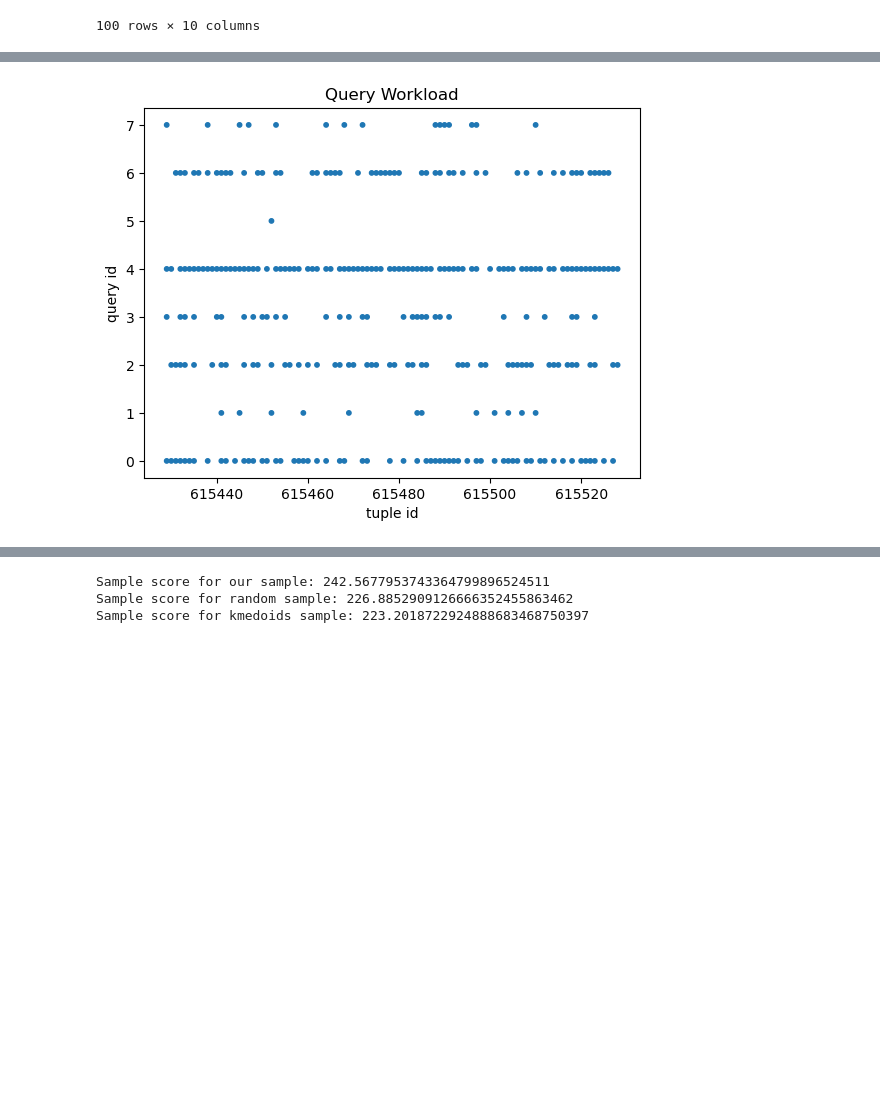
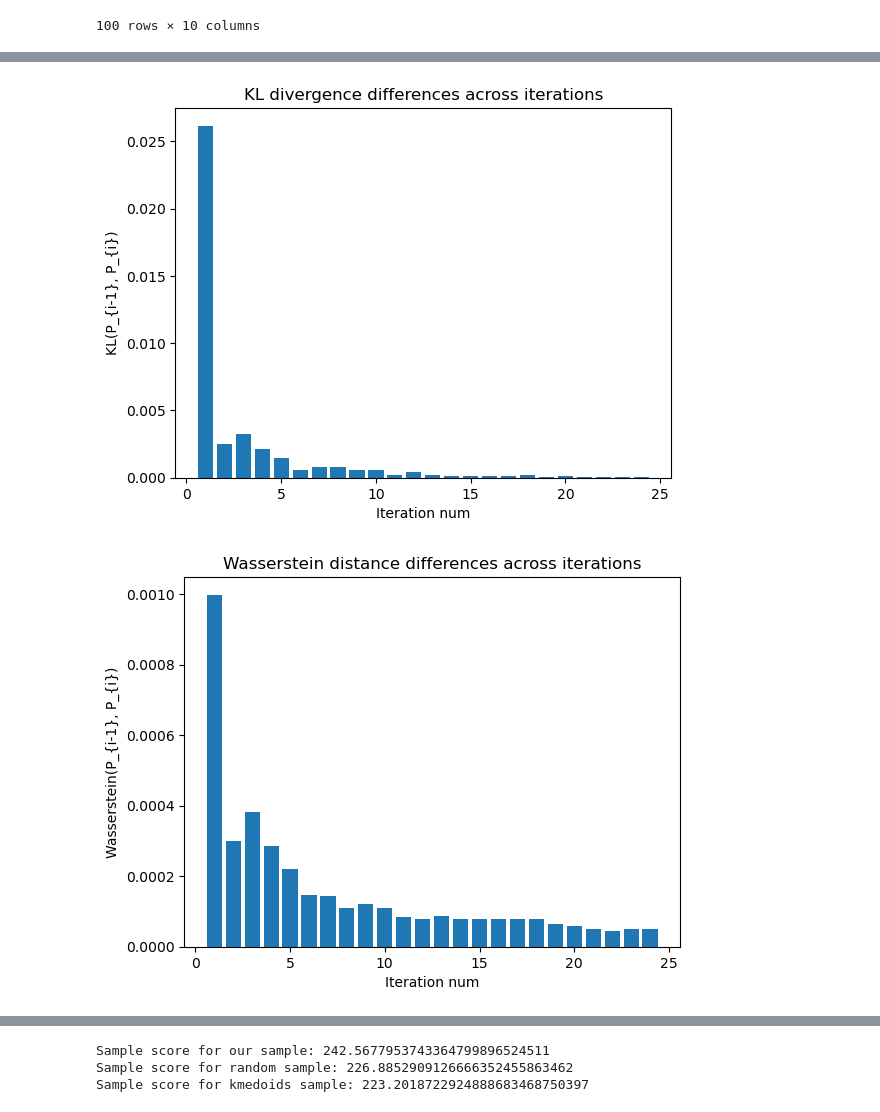
Before and after one commit to GalZeevi/HARLM, a Jupyter notebook: demo_with_graphs.ipynb, the cells around one changed output, grey strips where cells are left out. Cells and saved outputs as stored; diff of their text form; code cells hidden in the pictures; blank space fills up the shorter version.

```diff
--- a/demo_with_graphs.ipynb
+++ b/demo_with_graphs.ipynb
@@ -10,6 +10,7 @@ from data_access import DataAccess
 
 schema = ConfigManager.get_config('workloadConfig.schema')
 table = ConfigManager.get_config('workloadConfig.table')
+indexCol = ConfigManager.get_config('workloadConfig.index_col')
 
 bikes = DataAccess().select_to_df(f"SELECT * FROM {schema}.{table}")
 
@@ -75,23 +75,57 @@ plt.show()
-# %%
-import matplotlib.pyplot as plt
-
-DEFAULT_DOT_SIZE = 10
-
-flat = lambda l: [item for sublist in l for item in sublist]
-y = flat([[i] * len(workload[i]['result']) for i in range(len(workload))])
-x = flat([workload[i]['result'] for i in range(len(workload))])
-sizes = flat([[DEFAULT_DOT_SIZE * workload[i]['frequency']] * len(workload[i]['result']) for i in range(len(workload))])
-
-# TODO add different color to tuples in sample
-# TODO sample queries for figure instead of everything
-
-plt.scatter(x, y, s=sizes)
-plt.title("Query Workload")
-plt.xlabel("tuple id")
-plt.ylabel("query id")
-plt.show()
-# %% [output]
-[figure, removed]
+# %%
+from data_access import DataAccess
+from scipy.special import rel_entr
+from scipy.stats import wasserstein_distance
+
+
+dataAccess = DataAccess()
+tupleIds = [idObj[indexCol] for idObj in dataAccess.select(f"SELECT {indexCol} FROM {schema}.{table}")]
+
+KL_diff = []
+Wasser_diff = []
+currDistribution = None
+prevDistribution = None
+
+MAX_ITERS_TO_PLOT = 25
+
+iters = [*range(1, len(workloadResults[:MAX_ITERS_TO_PLOT]))]
+for iter_num in iters:
+    if currDistribution is None:
+        prevDistribution = []
+        prevApprox = workloadResults[iter_num - 1]
+        for tupleId in tupleIds:
+            prevDistribution.append(sum([cluster['frequency'] for cluster in prevApprox if tupleId in cluster['result']]))
+        s = sum(prevDistribution)
+        prevDistribution = [p / s for p in prevDistribution]
+    else:
+        prevDistribution = currDistribution
+
+    currDistribution = []
+    approx = workloadResults[iter_num]
+    for tupleId in tupleIds:
+        currDistribution.append(sum([res['frequency'] for res in approx if tupleId in res['result']]))
+    s = sum(currDistribution)
+    currDistribution = [p / s for p in currDistribution]
+
+    KL_diff.append(sum(rel_entr(prevDistribution, currDistribution)))
+    Wasser_diff.append(wasserstein_distance(prevDistribution, currDistribution))
+
+plt.figure(1)
+plt.bar(iters, KL_diff, 0.8)
+plt.xlabel("Iteration num")
+plt.ylabel("KL(P_{i-1}, P_{i})")
+plt.title("KL divergence differences across iterations")
+
+plt.figure(2)
+plt.bar(iters, Wasser_diff, 0.8)
+plt.xlabel("Iteration num")
+plt.ylabel("Wasserstein(P_{i-1}, P_{i})")
+plt.title("Wasserstein distance differences across iterations")
+
+plt.show()
+# %% [output]
+[figure, added]
+[figure, added]
 # %%
 from saqp_manager import SaqpManager
 
```
Also changed, not shown: parts of 5 cells of this notebook, 21 other files.
